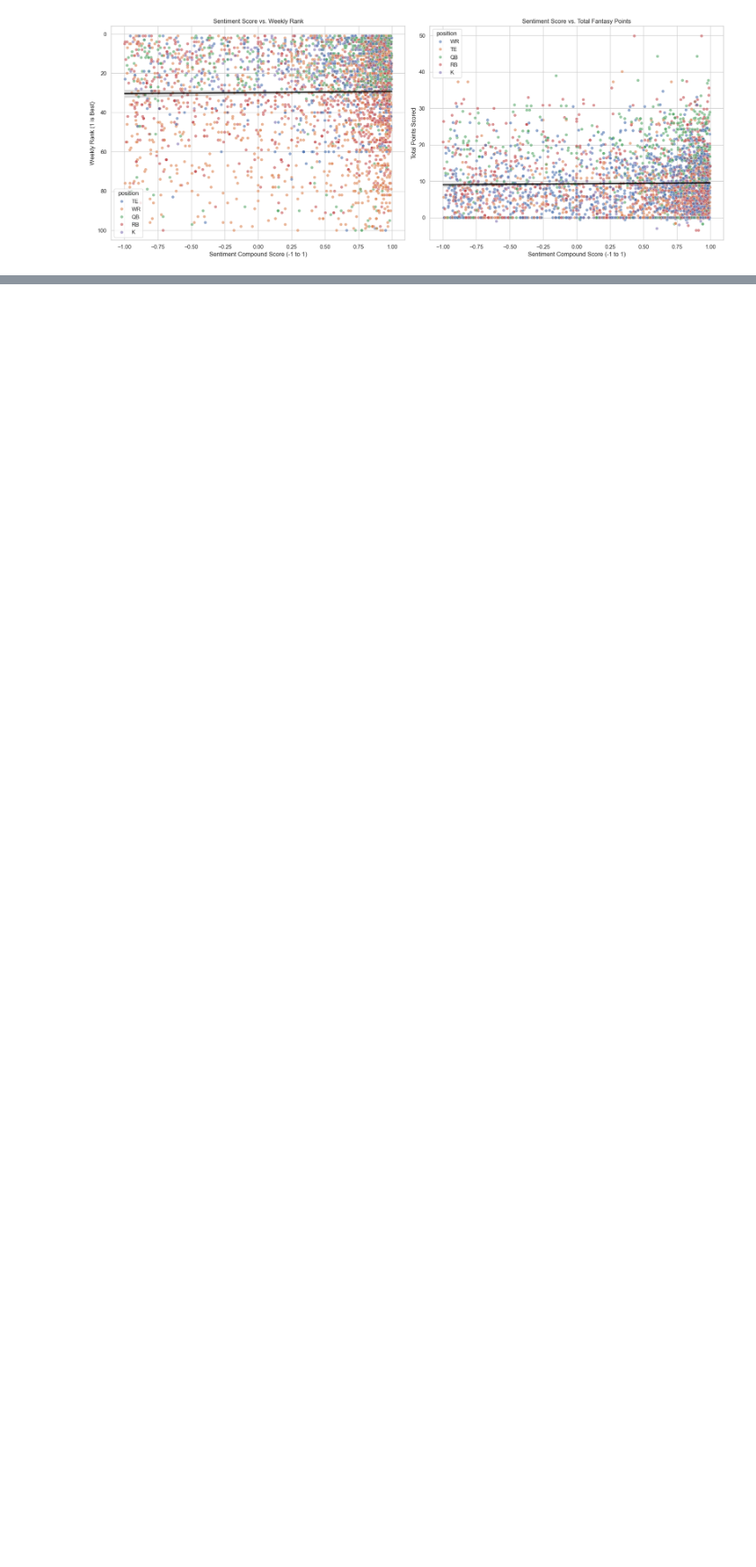
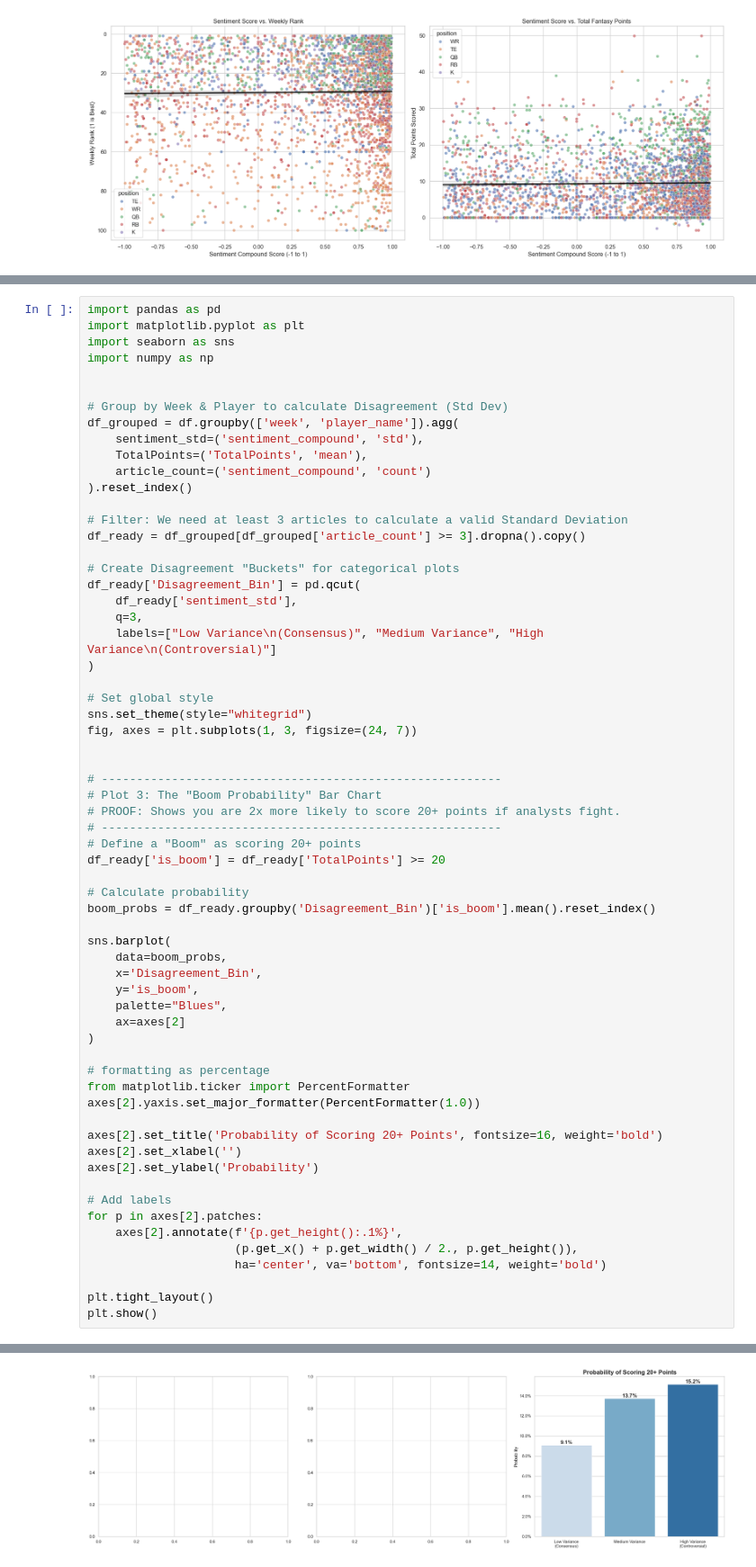
Before and after one commit to bowenslingluff/project-1-fantasy-football, a Jupyter notebook: OUTPUT/eda_plots.ipynb, the cells around one changed output, grey strips where cells are left out. Shown at 90% size. Saved outputs shown, nothing was run; the diff lists cells and outputs as text; blank space fills up the shorter version.

```diff
--- a/OUTPUT/eda_plots.ipynb
+++ b/OUTPUT/eda_plots.ipynb
@@ -305,0 +365,64 @@ plt.show()
+# %%
+import pandas as pd
+import matplotlib.pyplot as plt
+import seaborn as sns
+import numpy as np
+
+
+# Group by Week & Player to calculate Disagreement (Std Dev)
+df_grouped = df.groupby(['week', 'player_name']).agg(
+    sentiment_std=('sentiment_compound', 'std'),
+    TotalPoints=('TotalPoints', 'mean'),
+    article_count=('sentiment_compound', 'count')
+).reset_index()
+
+# Filter: We need at least 3 articles to calculate a valid Standard Deviation
+df_ready = df_grouped[df_grouped['article_count'] >= 3].dropna().copy()
+
+# Create Disagreement "Buckets" for categorical plots
+df_ready['Disagreement_Bin'] = pd.qcut(
+    df_ready['sentiment_std'],
+    q=3,
+    labels=["Low Variance\n(Consensus)", "Medium Variance", "High Variance\n(Controversial)"]
+)
+
+# Set global style
+sns.set_theme(style="whitegrid")
+fig, axes = plt.subplots(1, 3, figsize=(24, 7))
+
+
+# ---------------------------------------------------------
+# Plot 3: The "Boom Probability" Bar Chart
+# PROOF: Shows you are 2x more likely to score 20+ points if analysts fight.
+# ---------------------------------------------------------
+# Define a "Boom" as scoring 20+ points
+df_ready['is_boom'] = df_ready['TotalPoints'] >= 20
+
+# Calculate probability
+boom_probs = df_ready.groupby('Disagreement_Bin')['is_boom'].mean().reset_index()
+
+sns.barplot(
+    data=boom_probs,
+    x='Disagreement_Bin',
+    y='is_boom',
+    palette="Blues",
+    ax=axes[2]
+)
+
+# formatting as percentage
+from matplotlib.ticker import PercentFormatter
+axes[2].yaxis.set_major_formatter(PercentFormatter(1.0))
+
+axes[2].set_title('Probability of Scoring 20+ Points', fontsize=16, weight='bold')
+axes[2].set_xlabel('')
+axes[2].set_ylabel('Probability')
+
+# Add labels
+for p in axes[2].patches:
+    axes[2].annotate(f'{p.get_height():.1%}',
+                     (p.get_x() + p.get_width() / 2., p.get_height()),
+                     ha='center', va='bottom', fontsize=14, weight='bold')
+
+plt.tight_layout()
+plt.show()
+# %% [output]
@@ -305,0 +432 @@ plt.show()
+[figure, added]
```
Also changed, not shown: parts of 2 cells of this notebook.
